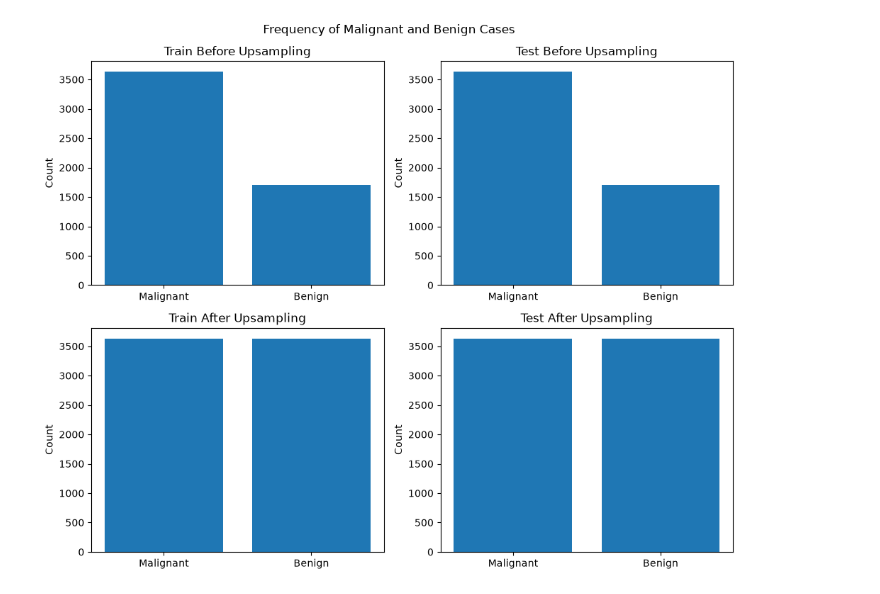
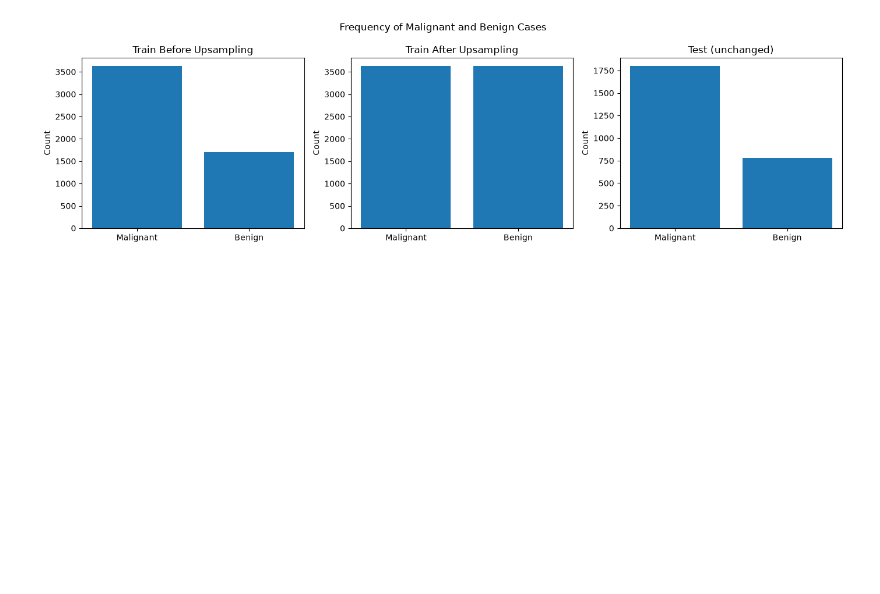
Before and after one commit to gusrutl/BMME575, a Jupyter notebook: notebooks/preprocessing.ipynb, the cells around one changed output. Saved outputs shown, nothing was run; the diff lists cells and outputs as text; code cells hidden in the pictures; blank space fills up the shorter version.

```diff
--- a/notebooks/preprocessing.ipynb
+++ b/notebooks/preprocessing.ipynb
@@ -101,40 +76,38 @@ train_df_3
 # %%
 # Random Upsampling
 def upsample(df: pd.DataFrame, label_col: str = 'diagnosis', seed: int = 42) -> pd.DataFrame:
     counts = df[label_col].value_counts()
     minority_label = counts.idxmin()
 
     minority = df[df[label_col] == minority_label]
     diff = counts.max() - counts.min()
 
     # Sample minority rows with replacement, all in one call
     extra = minority.sample(n=diff, replace=True, random_state=seed)
 
     # Return original data + extra samples, shuffled
     return pd.concat([df, extra]).sample(frac=1, random_state=seed).reset_index(drop=True)
 
 train_df_3_up = upsample(train_df_3)
-test_df_3_up = upsample(test_df_3)
 
 # Examine Dataset Balance
 def plot_balance(ax, df, title):
     counts = df['diagnosis'].value_counts()
     ax.bar(['Malignant', 'Benign'], [counts.get(1, 0), counts.get(0, 0)])
     ax.set_title(title)
     ax.set_ylabel("Count")
 
-fig, ax = plt.subplots(2, 2, figsize=(10, 8))
+fig, ax = plt.subplots(1, 3, figsize=(14, 4))
 
-plot_balance(ax[0, 0], train_df_3,    "Train Before Upsampling")
-plot_balance(ax[0, 1], test_df_3,     "Test Before Upsampling")
-plot_balance(ax[1, 0], train_df_3_up, "Train After Upsampling")
-plot_balance(ax[1, 1], test_df_3_up,  "Test After Upsampling")
+plot_balance(ax[0], train_df_3,    "Train Before Upsampling")
+plot_balance(ax[1], train_df_3_up, "Train After Upsampling")
+plot_balance(ax[2], test_df_3,     "Test (unchanged)")
 
 fig.suptitle("Frequency of Malignant and Benign Cases")
 fig.tight_layout()
 plt.show()
 # %% [output]
-[figure, old version]
+[figure, new version]
 # %%
 train_df_3_up
 # %% [output]
```
Also changed, not shown: parts of 9 cells of this notebook, 3 other files.
